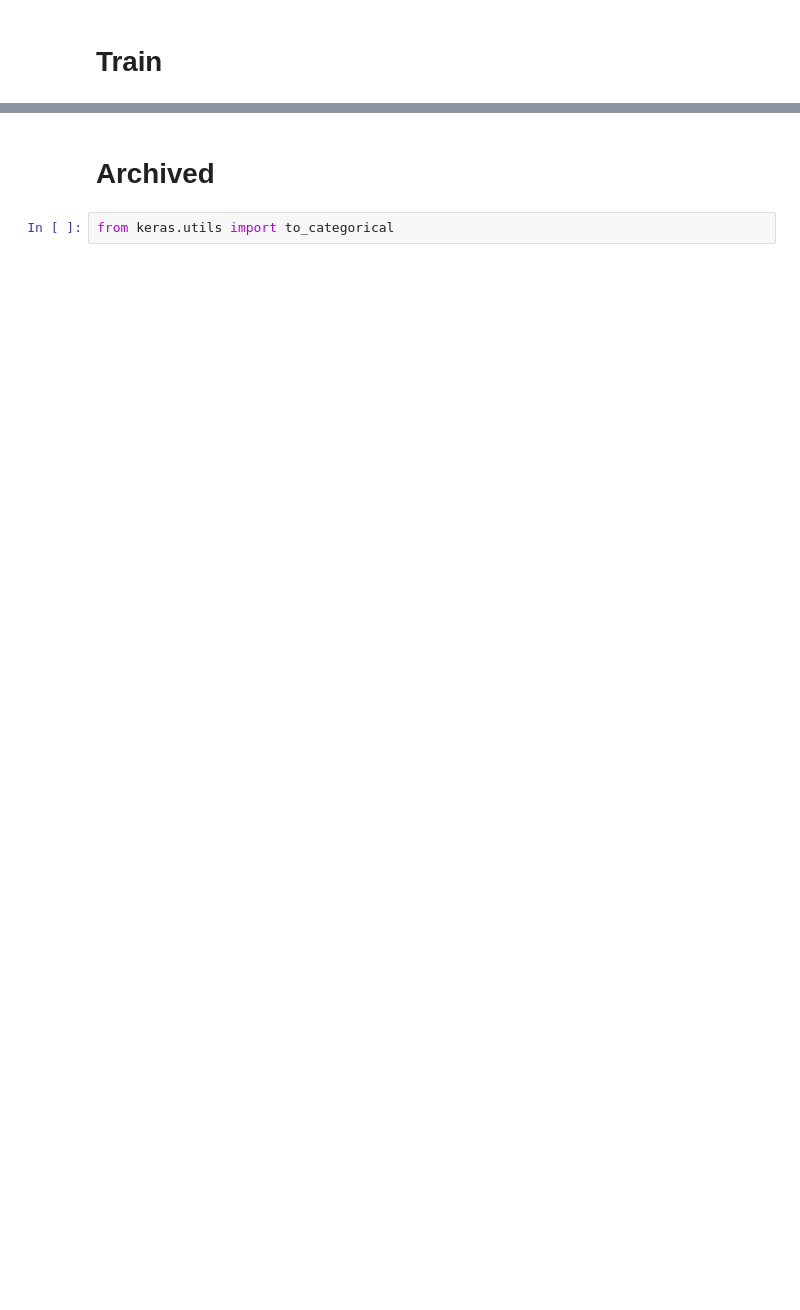
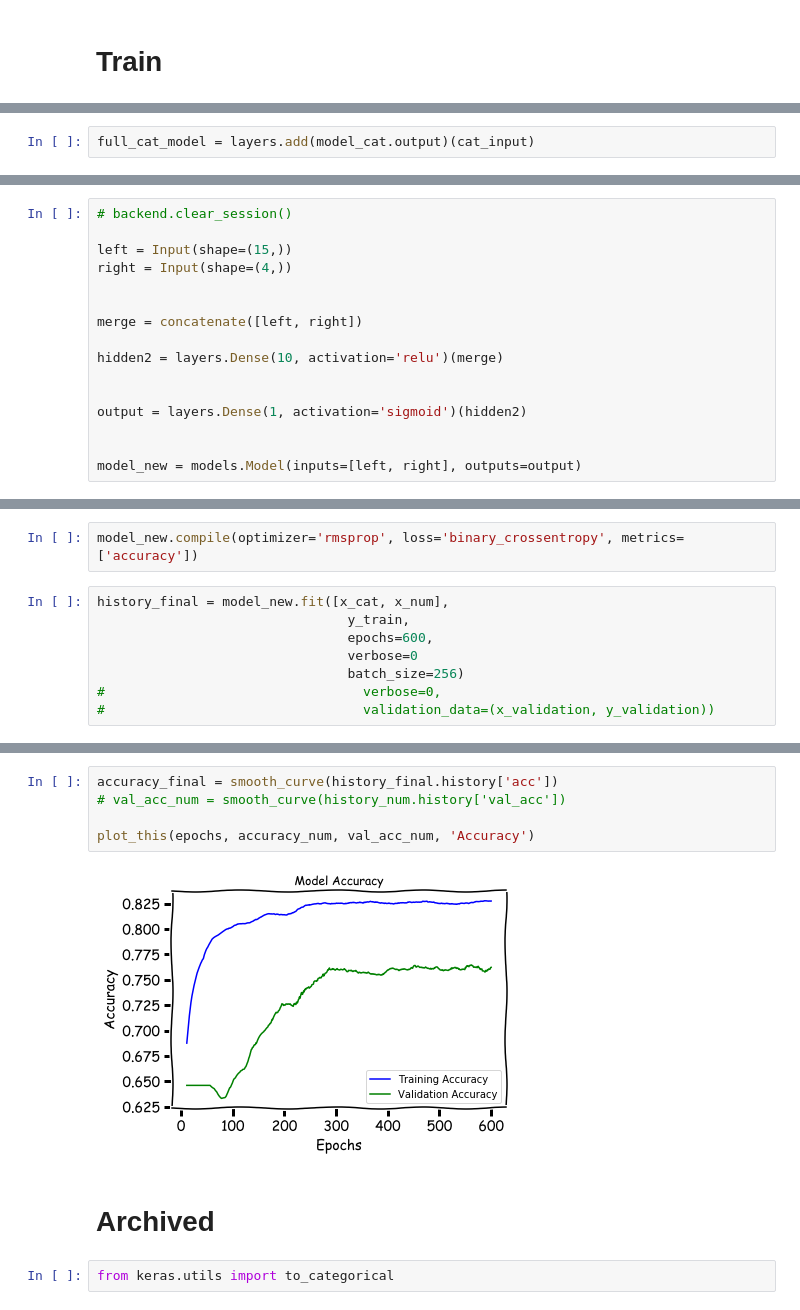
Before and after one commit to whyboris/ml-with-python-and-keras, a Jupyter notebook: titanic/titanic.ipynb, the cells around one changed output, grey strips where cells are left out. Saved outputs shown, nothing was run; the diff lists cells and outputs as text; blank space fills up the shorter version.

```diff
--- a/titanic/titanic.ipynb
+++ b/titanic/titanic.ipynb
@@ -418,0 +587,2 @@ plot_this(epochs, accuracy, val_acc, 'Accuracy')
+# %%
+full_cat_model = layers.add(model_cat.output)(cat_input)
@@ -418,0 +629,16 @@ plot_this(epochs, accuracy, val_acc, 'Accuracy')
+# %%
+# backend.clear_session()
+
+left = Input(shape=(15,))
+right = Input(shape=(4,))
+
+
+merge = concatenate([left, right])
+
+hidden2 = layers.Dense(10, activation='relu')(merge)
+
+
+output = layers.Dense(1, activation='sigmoid')(hidden2)
+
+
+model_new = models.Model(inputs=[left, right], outputs=output)
@@ -418,0 +666,10 @@ plot_this(epochs, accuracy, val_acc, 'Accuracy')
+# %%
+model_new.compile(optimizer='rmsprop', loss='binary_crossentropy', metrics=['accuracy'])
+# %%
+history_final = model_new.fit([x_cat, x_num],
+                                y_train,
+                                epochs=600,
+                                verbose=0
+                                batch_size=256)
+#                                 verbose=0,
+#                                 validation_data=(x_validation, y_validation))
@@ -419,3 +694,10 @@ plot_this(epochs, accuracy, val_acc, 'Accuracy')
+# %%
+accuracy_final = smooth_curve(history_final.history['acc'])
+# val_acc_num = smooth_curve(history_num.history['val_acc'])
+
+plot_this(epochs, accuracy_num, val_acc_num, 'Accuracy')
+# %% [output]
+[figure, added]
 # %% [markdown]
 # Archived
 # %%
```
Also changed, not shown: parts of 38 cells of this notebook, 2 other files.
